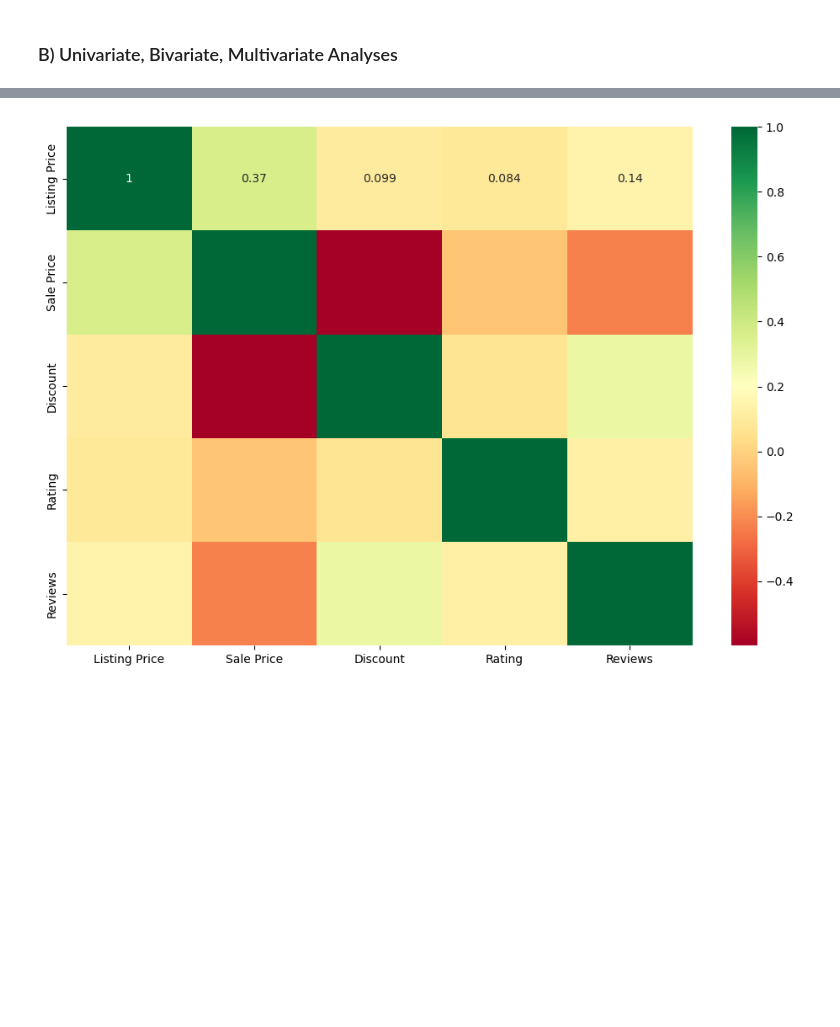
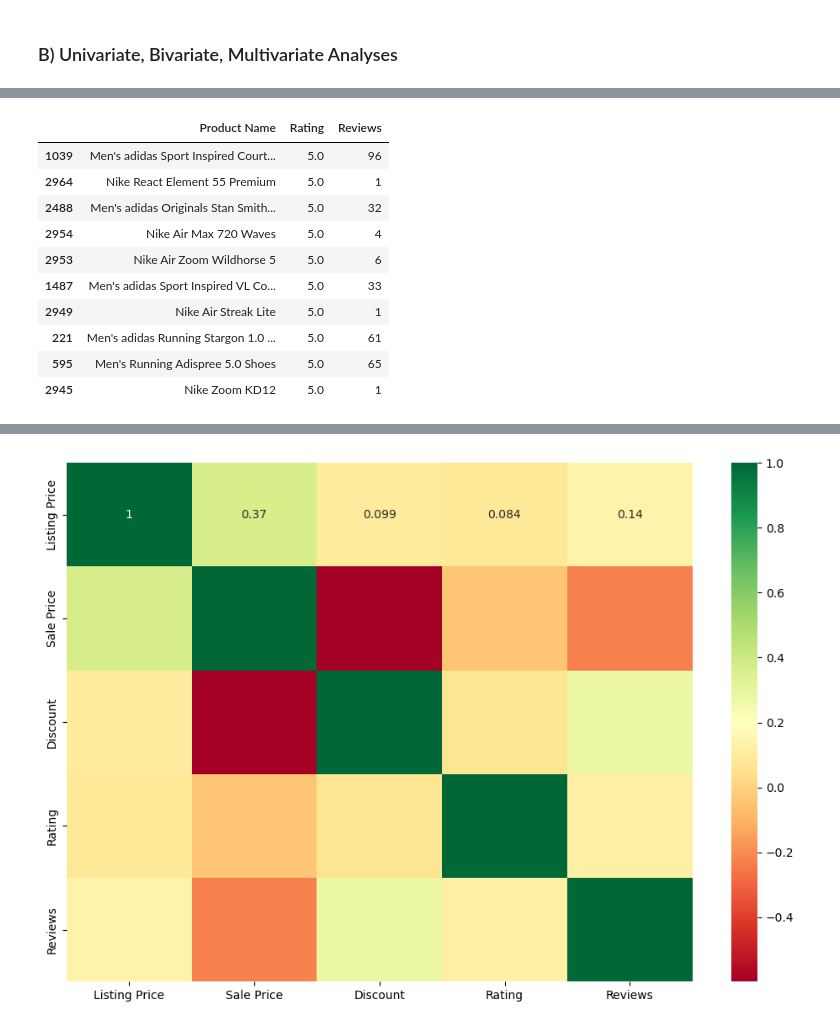
Before and after one commit to apbadzioch/DataSci_FA24, a Jupyter notebook: Mid_Term/GroupMidterm.ipynb, the cells around one changed output, grey strips where cells are left out. Drawn from its saved outputs; the diff is of its cells as text; code cells hidden in the pictures; blank space fills up the shorter version.

```diff
--- a/Mid_Term/GroupMidterm.ipynb
+++ b/Mid_Term/GroupMidterm.ipynb
@@ -175,0 +211,3 @@ dtype: int64
+# %%
+highest = sneakers[['Product Name', 'Rating', 'Reviews']]
+highest.head()
@@ -175,0 +221,15 @@ dtype: int64
+# %%
+# 11.
+highest.sort_values(by='Rating', ascending=False).head(10)
+# %% [output]
+|  | Product Name | Rating | Reviews |
+| 1039 | Men's adidas Sport Inspired Court... | 5.0 | 96 |
+| 2964 | Nike React Element 55 Premium | 5.0 | 1 |
+| 2488 | Men's adidas Originals Stan Smith... | 5.0 | 32 |
+| 2954 | Nike Air Max 720 Waves | 5.0 | 4 |
+| 2953 | Nike Air Zoom Wildhorse 5 | 5.0 | 6 |
+| 1487 | Men's adidas Sport Inspired VL Co... | 5.0 | 33 |
+| 2949 | Nike Air Streak Lite | 5.0 | 1 |
+| 221 | Men's adidas Running Stargon 1.0 ... | 5.0 | 61 |
+| 595 | Men's Running Adispree 5.0 Shoes | 5.0 | 65 |
+| 2945 | Nike Zoom KD12 | 5.0 | 1 |
```
Also changed, not shown: parts of 17 cells of this notebook, 1 other file.
